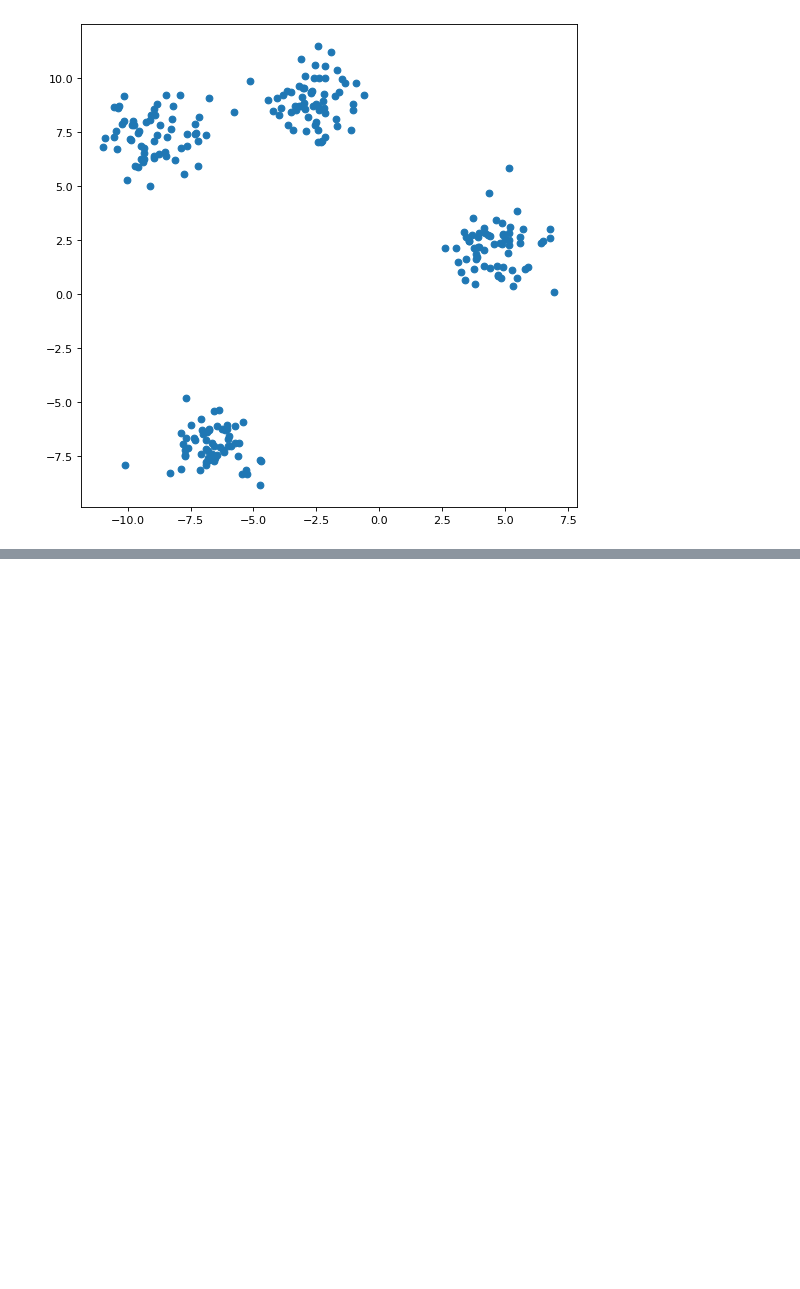
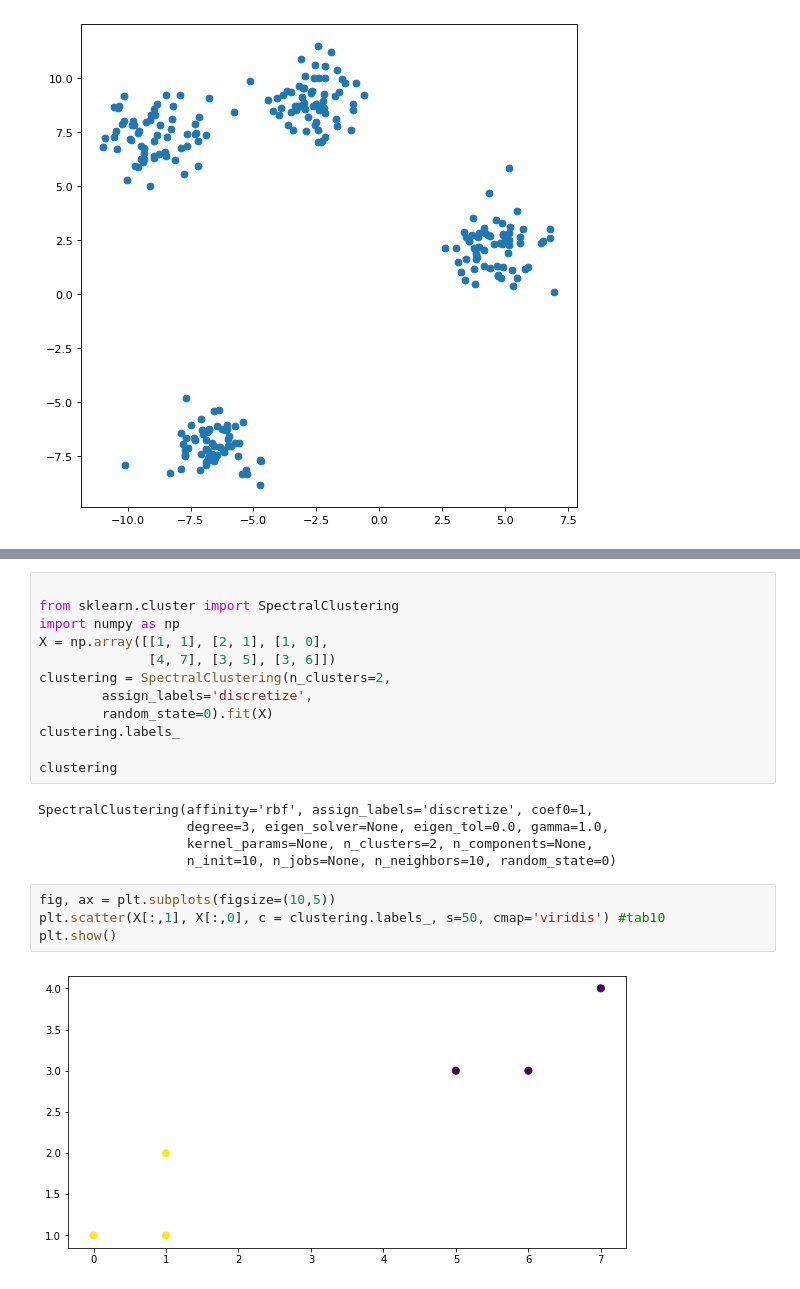
Before and after one commit to juanosalvador/Dataset-Clusters, a Jupyter notebook: make_blobs_clustering.ipynb, the cells around one changed output, grey strips where cells are left out. Saved outputs shown, nothing was run; the diff lists cells and outputs as text; blank space fills up the shorter version.

```diff
--- a/make_blobs_clustering.ipynb
+++ b/make_blobs_clustering.ipynb
@@ -23,0 +67,23 @@ plt.scatter(X[:, 0], X[:, 1]);
+# %%
+
+from sklearn.cluster import SpectralClustering
+import numpy as np
+X = np.array([[1, 1], [2, 1], [1, 0],
+              [4, 7], [3, 5], [3, 6]])
+clustering = SpectralClustering(n_clusters=2,
+        assign_labels='discretize',
+        random_state=0).fit(X)
+clustering.labels_
+
+clustering
+# %% [output]
+SpectralClustering(affinity='rbf', assign_labels='discretize', coef0=1,
+                   degree=3, eigen_solver=None, eigen_tol=0.0, gamma=1.0,
+                   kernel_params=None, n_clusters=2, n_components=None,
+                   n_init=10, n_jobs=None, n_neighbors=10, random_state=0)
+# %%
+fig, ax = plt.subplots(figsize=(10,5))
+plt.scatter(X[:,1], X[:,0], c = clustering.labels_, s=50, cmap='viridis') #tab10
+plt.show()
+# %% [output]
+[figure, added]
```
Also changed, not shown: parts of 12 cells of this notebook.
